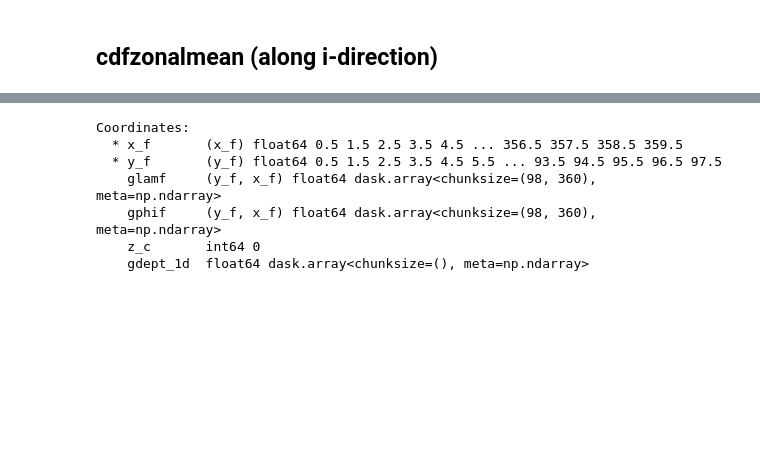
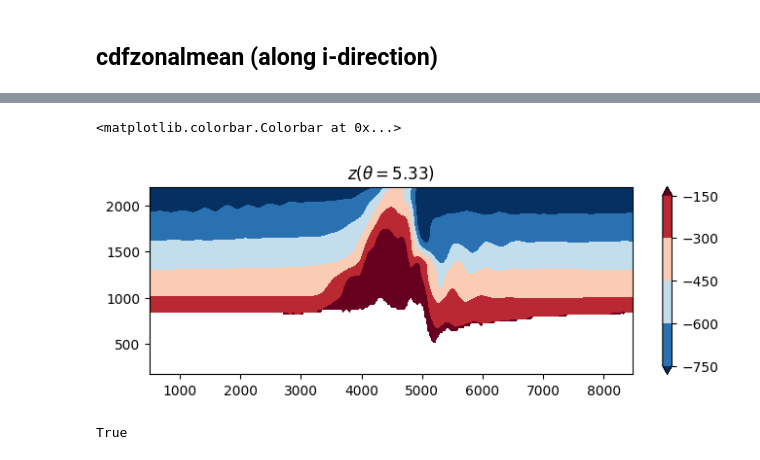
Before and after one commit to julianmak/pyCDFTOOLS, a Jupyter notebook: brainfart_logs/test_package_load.ipynb, the cells around one changed output, grey strips where cells are left out. Drawn from its saved outputs; the diff is of its cells as text; code cells hidden in the pictures; blank space fills up the shorter version.

```diff
--- a/brainfart_logs/test_package_load.ipynb
+++ b/brainfart_logs/test_package_load.ipynb
@@ -202,10 +183,27 @@ s-1
-# %%
-xi.coords
-# %% [output]
-Coordinates:
-  * x_f       (x_f) float64 0.5 1.5 2.5 3.5 4.5 ... 356.5 357.5 358.5 359.5
-  * y_f       (y_f) float64 0.5 1.5 2.5 3.5 4.5 5.5 ... 93.5 94.5 95.5 96.5 97.5
-    glamf     (y_f, x_f) float64 dask.array<chunksize=(98, 360), meta=np.ndarray>
-    gphif     (y_f, x_f) float64 dask.array<chunksize=(98, 360), meta=np.ndarray>
-    z_c       int64 0
-    gdept_1d  float64 dask.array<chunksize=(), meta=np.ndarray>
+# %%
+# project the height field onto a sigma surface
+
+theta = ds.toce[0, :, 8:90, 20:340]  # chunk this for the hell of it
+theta_coord = np.linspace(0.5, 15, 31)
+
+# promote gdept_1d from 1d to 3d by multiplying the mask
+z_sigma = analysis.cdfz2sig(ds, -theta.gdept_1d * ds.tmask[:, 8:90, 20:340], theta, theta_coord, **bd)
+
+# plotting quantity on an theta surface
+sigma_ind = 10
+
+fig = plt.figure(figsize=(8, 2.5))
+ax = plt.axes()
+cs = ax.contourf(z_sigma.glamt, z_sigma.gphit,
+                 z_sigma[sigma_ind], cmap="RdBu_r", extend="both")
+ax.set_title(r"$z(\theta = %.2f)$" % z_sigma.sigma[sigma_ind].values)
+plt.colorbar(cs)
+# %% [output]
+<matplotlib.colorbar.Colorbar at 0x...>
+[figure, added]
+# %%
+# random point above that is displayed as nan, and check there are in fact no valid values
+# should return as True
+all(theta[20, 70].values < z_sigma.sigma[sigma_ind].values)
+# %% [output]
+True
```
Also changed, not shown: parts of 13 cells of this notebook, 3 other files.
